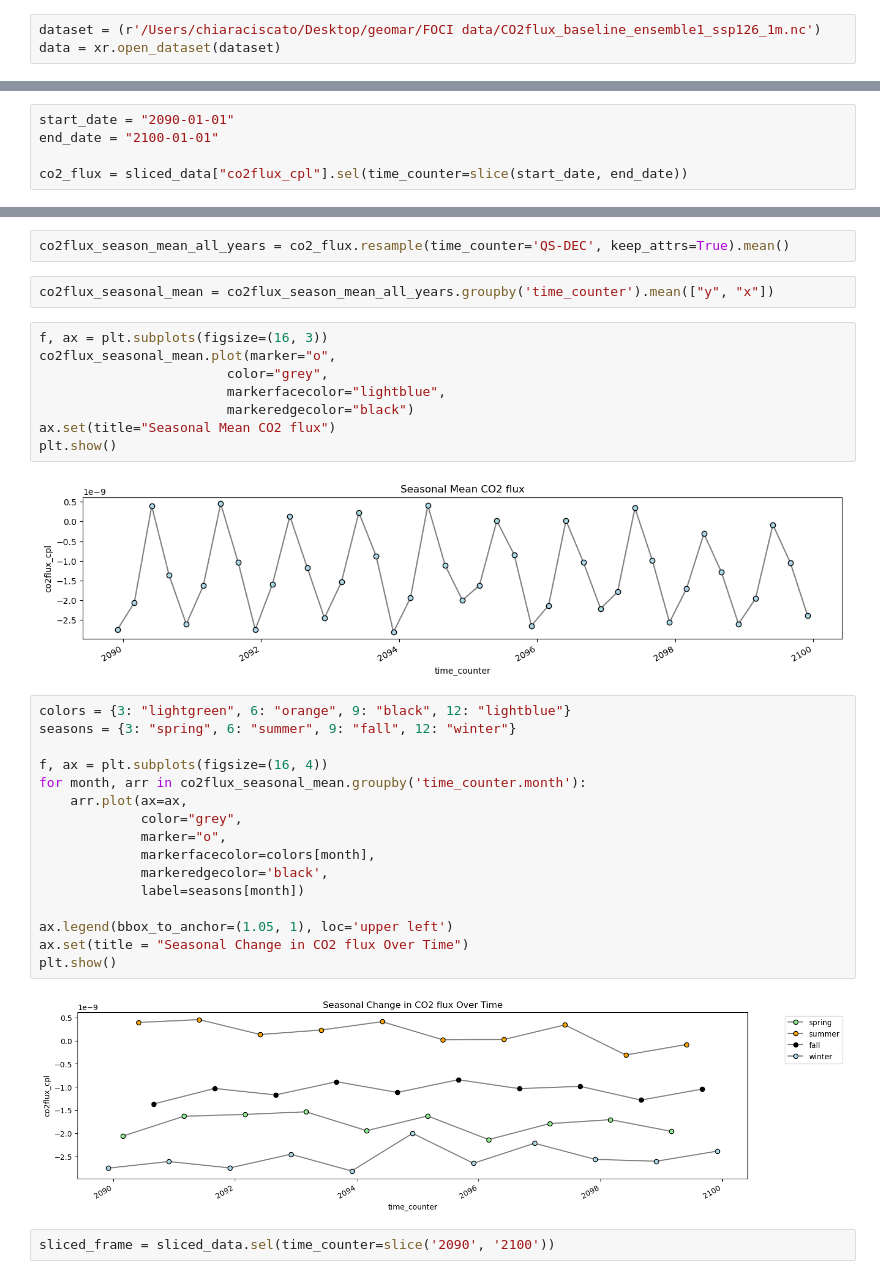
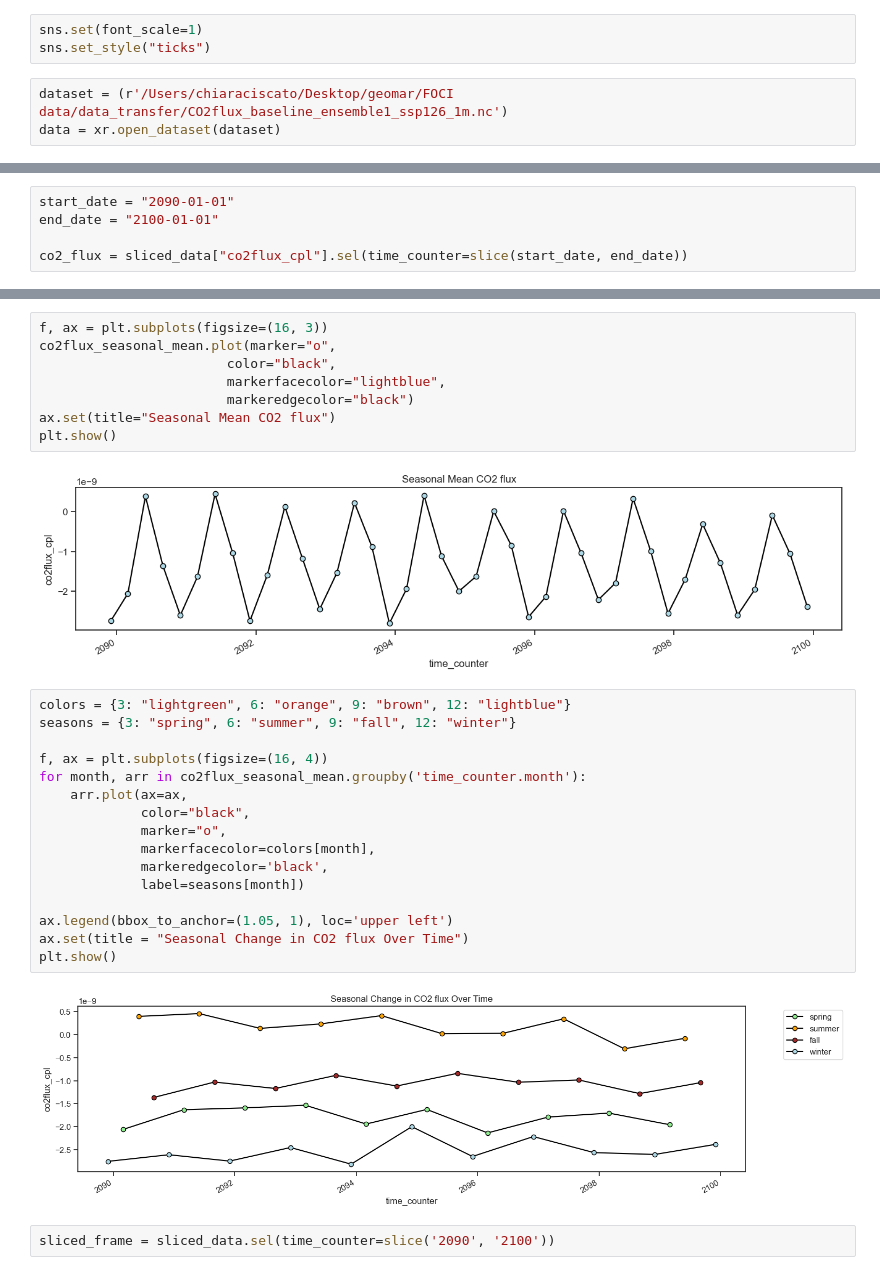
Before and after one commit to chiaraciscato/MScThesis, a Jupyter notebook: CO2flux_baseline.ipynb, the cells around one changed output, grey strips where cells are left out. Cells and saved outputs as stored; diff of their text form.

```diff
--- a/CO2flux_baseline.ipynb
+++ b/CO2flux_baseline.ipynb
@@ -12,8 +12,11 @@ import cartopy
 import cartopy.feature as cfeature
 import cmocean
 import seaborn as sns
+# %%
+sns.set(font_scale=1)
+sns.set_style("ticks")
 # %%
-dataset = (r'/Users/chiaraciscato/Desktop/geomar/FOCI data/CO2flux_baseline_ensemble1_ssp126_1m.nc')
+dataset = (r'/Users/chiaraciscato/Desktop/geomar/FOCI data/data_transfer/CO2flux_baseline_ensemble1_ssp126_1m.nc')
 data = xr.open_dataset(dataset)
 # %%
 lats = data.variables['nav_lat'][:]
@@ -267,25 +244,21 @@ Dimensions without coordinates: y, x
-# %%
-co2flux_season_mean_all_years = co2_flux.resample(time_counter='QS-DEC', keep_attrs=True).mean()
-# %%
-co2flux_seasonal_mean = co2flux_season_mean_all_years.groupby('time_counter').mean(["y", "x"])
 # %%
 f, ax = plt.subplots(figsize=(16, 3))
 co2flux_seasonal_mean.plot(marker="o",
-                        color="grey",
+                        color="black",
                         markerfacecolor="lightblue",
                         markeredgecolor="black")
 ax.set(title="Seasonal Mean CO2 flux")
 plt.show()
 # %% [output]
-[figure, old version]
+[figure, new version]
 # %%
-colors = {3: "lightgreen", 6: "orange", 9: "black", 12: "lightblue"}
+colors = {3: "lightgreen", 6: "orange", 9: "brown", 12: "lightblue"}
 seasons = {3: "spring", 6: "summer", 9: "fall", 12: "winter"}
 
 f, ax = plt.subplots(figsize=(16, 4))
 for month, arr in co2flux_seasonal_mean.groupby('time_counter.month'):
     arr.plot(ax=ax,
-             color="grey",
+             color="black",
              marker="o",
              markerfacecolor=colors[month],
              markeredgecolor='black',
@@ -295,7 +268,7 @@ ax.legend(bbox_to_anchor=(1.05, 1), loc='upper left')
 ax.set(title = "Seasonal Change in CO2 flux Over Time")
 plt.show()
 # %% [output]
-[figure, old version]
+[figure, new version]
 # %%
 sliced_frame = sliced_data.sel(time_counter=slice('2090', '2100'))
 # %%
```
Also changed, not shown: parts of 17 cells of this notebook, 10 other files.
